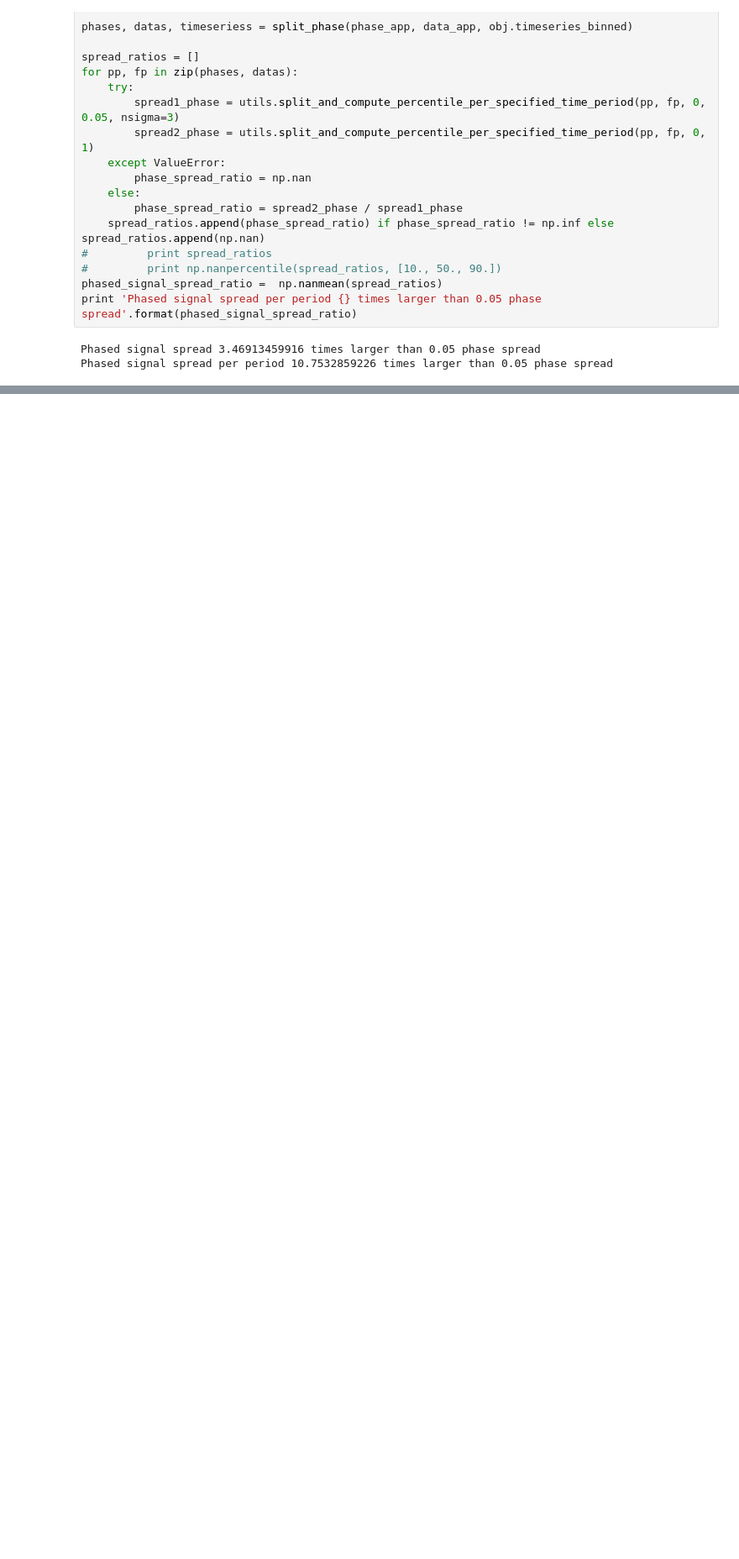
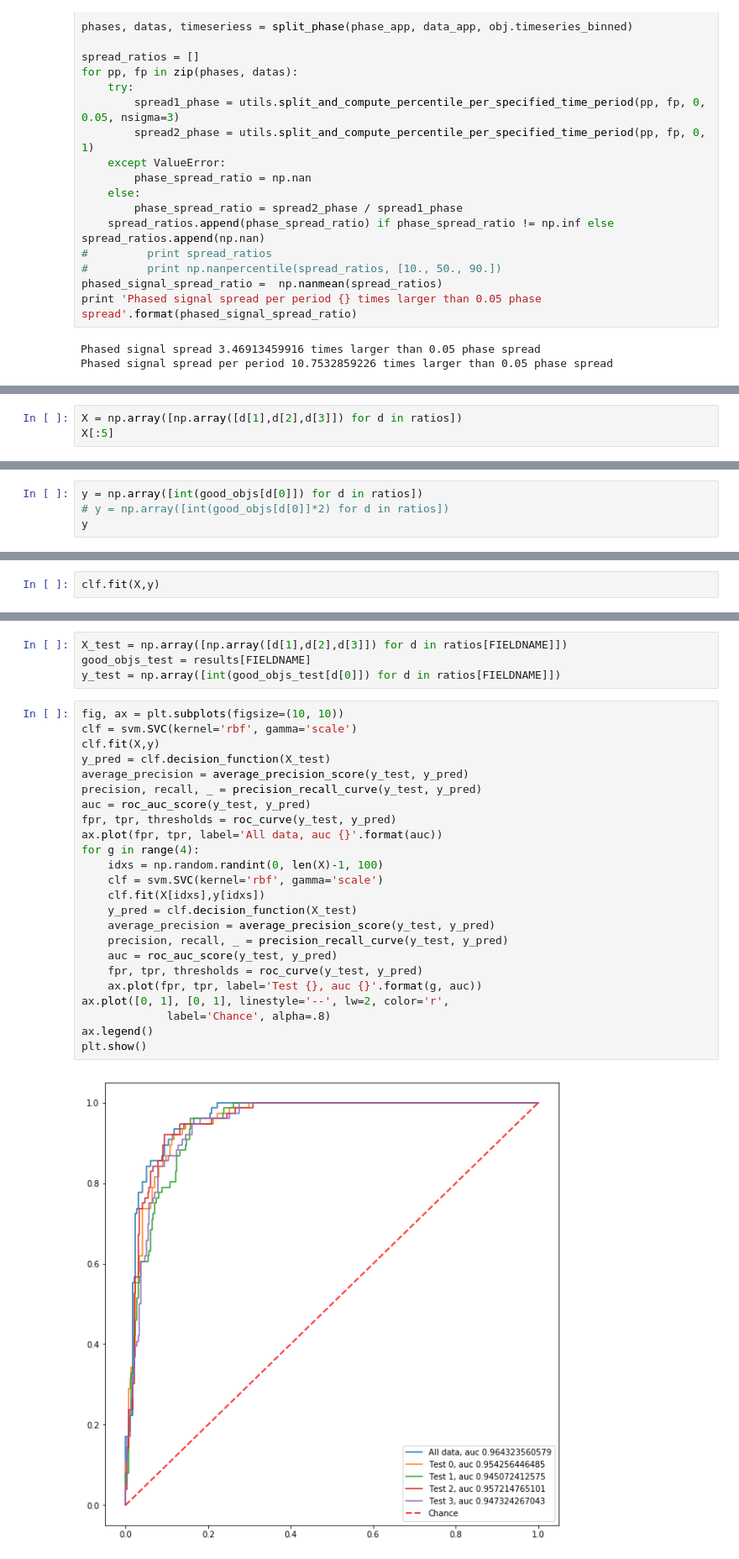
Before and after one commit to joshbriegal/sacf, a Jupyter notebook: example/hpc/Signal Significance Ratios.ipynb, the cells around one changed output, grey strips where cells are left out. Shown at 84% size. Saved outputs shown, nothing was run; the diff lists cells and outputs as text; blank space fills up the shorter version.

```diff
--- a/example/hpc/Signal Significance Ratios.ipynb
+++ b/example/hpc/Signal Significance Ratios.ipynb
@@ -474,0 +724,3 @@ TypeError: 'int' object does not support item assignment
+# %%
+X = np.array([np.array([d[1],d[2],d[3]]) for d in ratios])
+X[:5]
@@ -474,0 +733,4 @@ TypeError: 'int' object does not support item assignment
+# %%
+y = np.array([int(good_objs[d[0]]) for d in ratios])
+# y = np.array([int(good_objs[d[0]]*2) for d in ratios])
+y
@@ -474,0 +755,2 @@ TypeError: 'int' object does not support item assignment
+# %%
+clf.fit(X,y)
@@ -474,0 +815,30 @@ TypeError: 'int' object does not support item assignment
+# %%
+X_test = np.array([np.array([d[1],d[2],d[3]]) for d in ratios[FIELDNAME]])
+good_objs_test = results[FIELDNAME]
+y_test = np.array([int(good_objs_test[d[0]]) for d in ratios[FIELDNAME]])
+# %%
+fig, ax = plt.subplots(figsize=(10, 10))
+clf = svm.SVC(kernel='rbf', gamma='scale')
+clf.fit(X,y)
+y_pred = clf.decision_function(X_test)
+average_precision = average_precision_score(y_test, y_pred)
+precision, recall, _ = precision_recall_curve(y_test, y_pred)
+auc = roc_auc_score(y_test, y_pred)
+fpr, tpr, thresholds = roc_curve(y_test, y_pred)
+ax.plot(fpr, tpr, label='All data, auc {}'.format(auc))
+for g in range(4):
+    idxs = np.random.randint(0, len(X)-1, 100)
+    clf = svm.SVC(kernel='rbf', gamma='scale')
+    clf.fit(X[idxs],y[idxs])
+    y_pred = clf.decision_function(X_test)
+    average_precision = average_precision_score(y_test, y_pred)
+    precision, recall, _ = precision_recall_curve(y_test, y_pred)
+    auc = roc_auc_score(y_test, y_pred)
+    fpr, tpr, thresholds = roc_curve(y_test, y_pred)
+    ax.plot(fpr, tpr, label='Test {}, auc {}'.format(g, auc))
+ax.plot([0, 1], [0, 1], linestyle='--', lw=2, color='r',
+             label='Chance', alpha=.8)
+ax.legend()
+plt.show()
+# %% [output]
+[figure, added]
```
Also changed, not shown: parts of 79 cells of this notebook, 24 other files.
